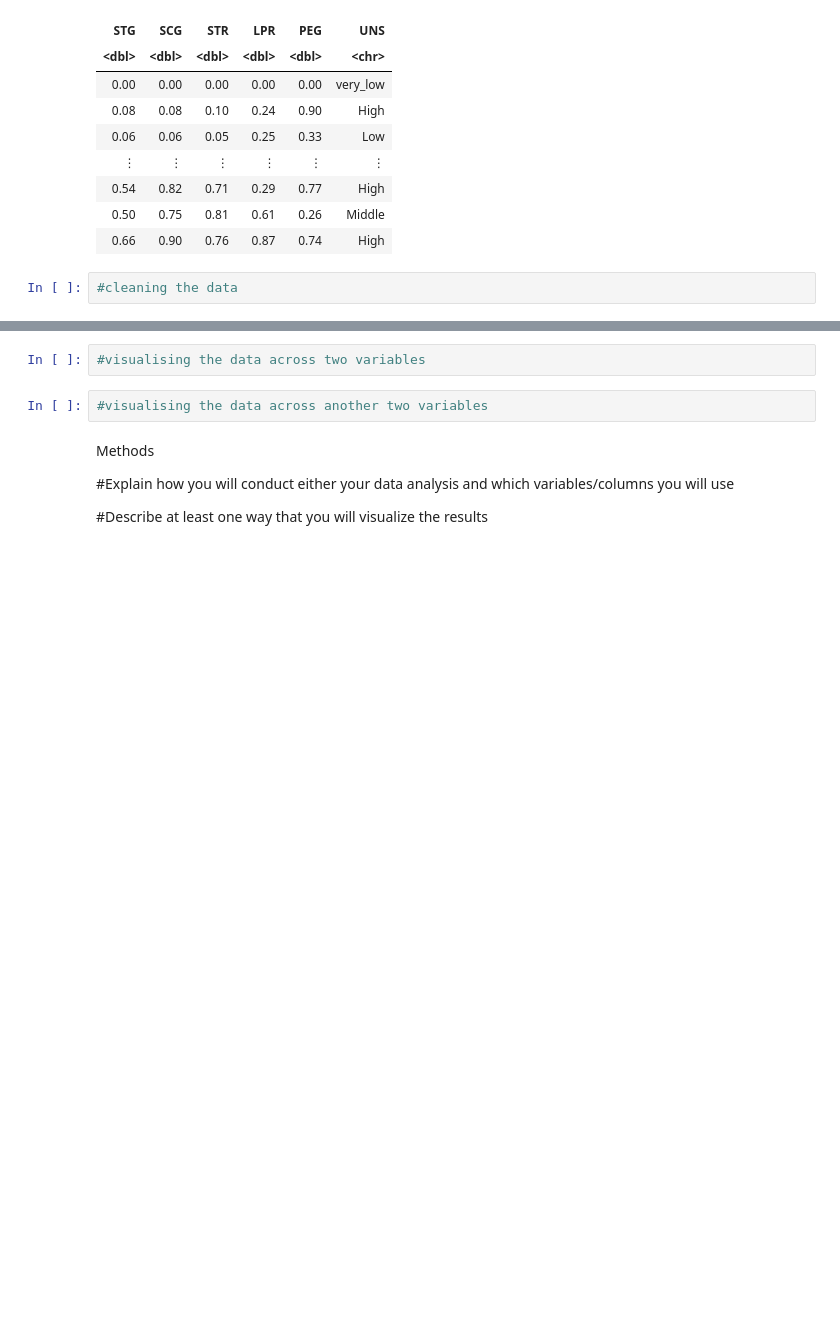
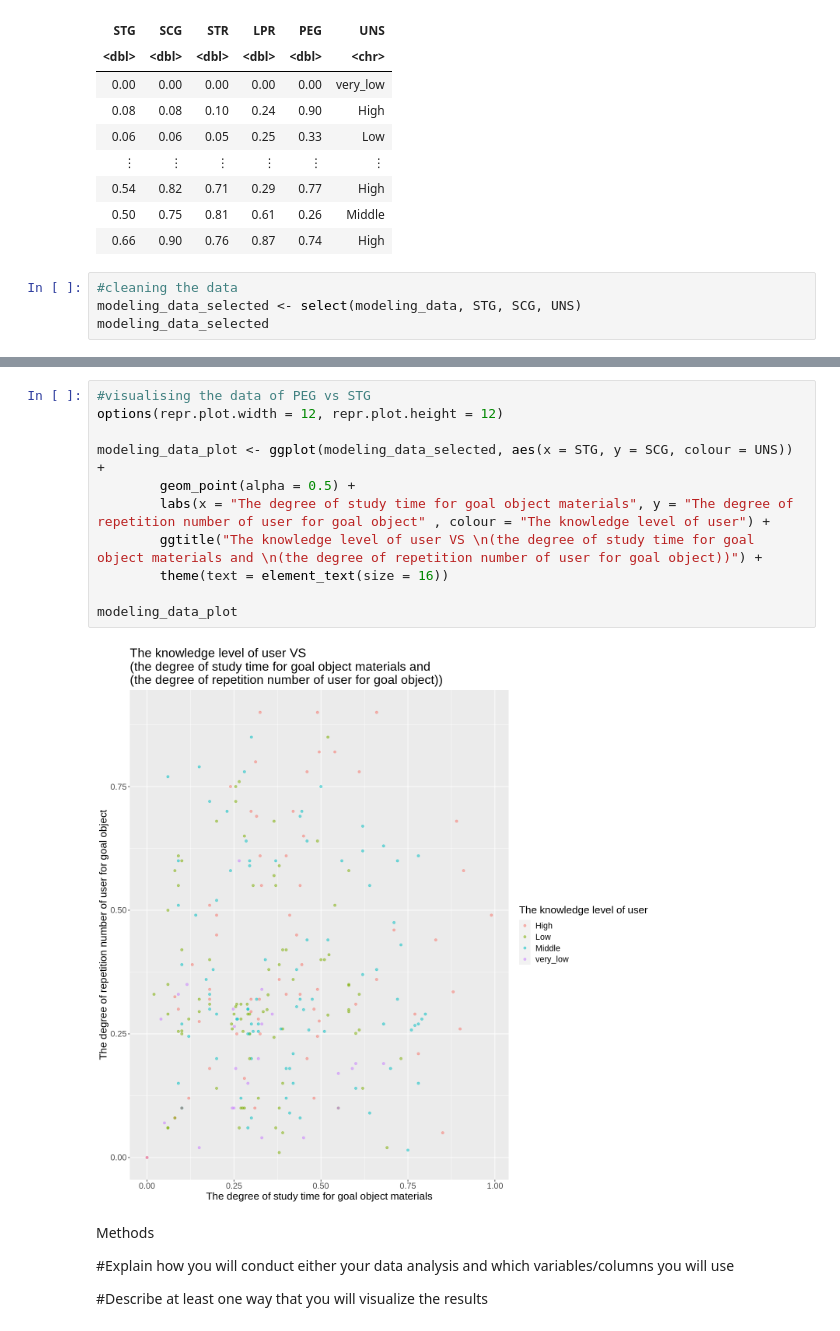
Before and after one commit to Anson-Chan-HK/DSCI-100-2023S1-4-PROJECT, a Jupyter notebook: proposal_project.ipynb, the cells around one changed output, grey strips where cells are left out. Saved outputs shown, nothing was run; the diff lists cells and outputs as text; blank space fills up the shorter version.

Commit message:
Added plot

```diff
--- a/proposal_project.ipynb
+++ b/proposal_project.ipynb
@@ -48,3 +48,5 @@ A tibble: 258 × 6
 | 0.66 | 0.90 | 0.76 | 0.87 | 0.74 | High |
 # %%
 #cleaning the data
+modeling_data_selected <- select(modeling_data, STG, SCG, UNS)
+modeling_data_selected
@@ -55,7 +106,16 @@ A tibble: 258 × 6
 # %%
-#visualising the data across two variables
+#visualising the data of PEG vs STG
+options(repr.plot.width = 12, repr.plot.height = 12)
+
+modeling_data_plot <- ggplot(modeling_data_selected, aes(x = STG, y = SCG, colour = UNS)) +
+        geom_point(alpha = 0.5) +
+        labs(x = "The degree of study time for goal object materials", y = "The degree of repetition number of user for goal object" , colour = "The knowledge level of user") +
+        ggtitle("The knowledge level of user VS \n(the degree of study time for goal object materials and \n(the degree of repetition number of user for goal object))") +
+        theme(text = element_text(size = 16))
+
+modeling_data_plot
+# %% [output]
+[figure, added]
-# %%
-#visualising the data across another two variables
 # %% [markdown]
 Methods
 
```
Also changed, not shown: parts of 6 cells of this notebook.
